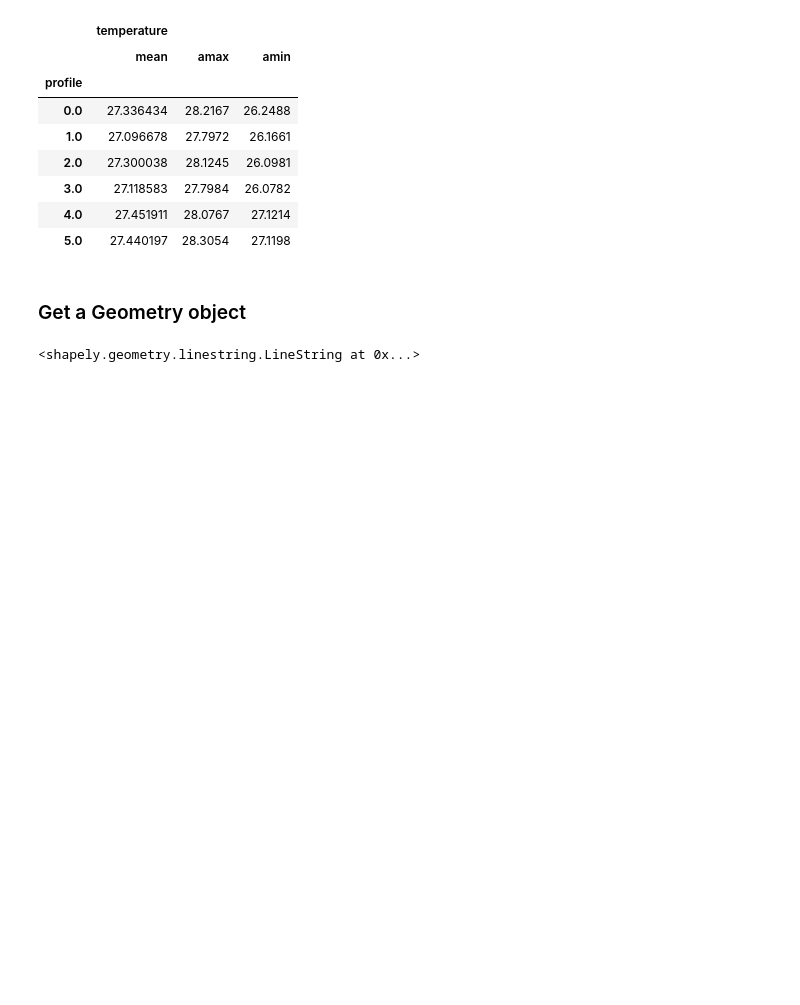
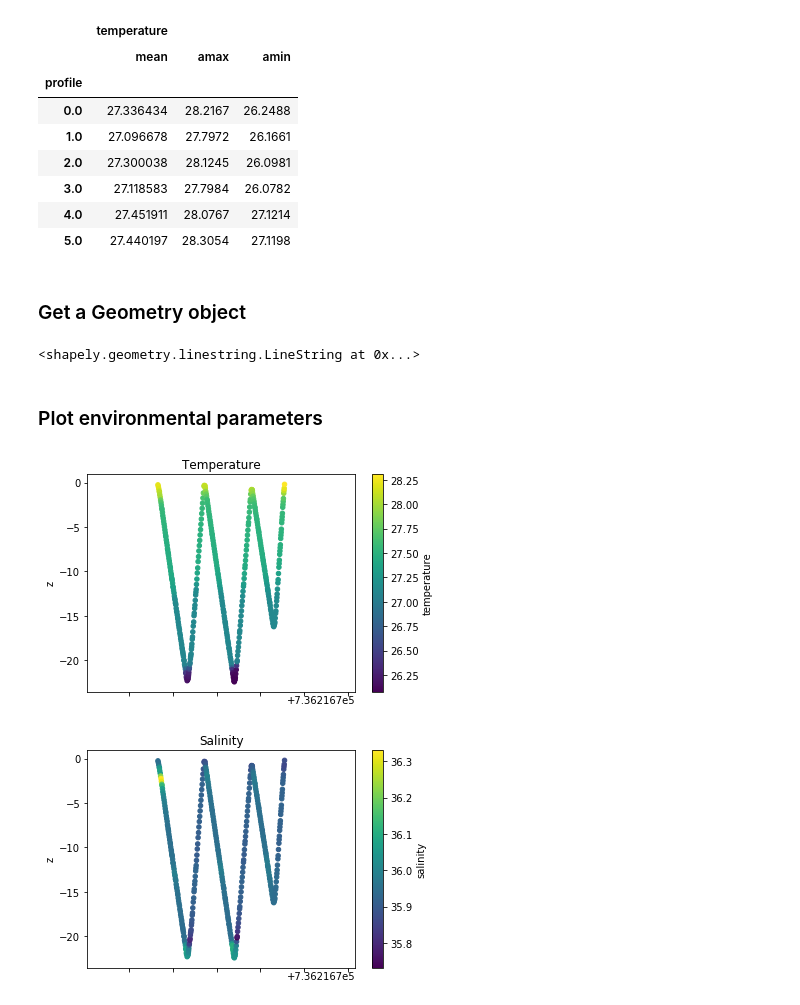
Before and after one commit to xiangling1994/GUTILS, a Jupyter notebook: docs/notebooks/0002 - Analyzing the standard DataFrames.ipynb, the cells around one changed output. Saved outputs shown, nothing was run; the diff lists cells and outputs as text; code cells hidden in the pictures; blank space fills up the shorter version.

```diff
--- a/docs/notebooks/0002 - Analyzing the standard DataFrames.ipynb
+++ b/docs/notebooks/0002 - Analyzing the standard DataFrames.ipynb
@@ -200,3 +200,17 @@ from shapely.geometry import LineString
 LineString(zip(play.x, play.y))
 # %% [output]
 <shapely.geometry.linestring.LineString at 0x...>
+# %% [markdown]
+### Plot environmental parameters
+# %%
+import matplotlib.dates as mpd
+import matplotlib.pyplot as plt
+df = play.copy()
+df['z'] = df.z.values * -1
+df['t'] = mpd.date2num(df.t.dt.to_pydatetime())
+df.plot.scatter(x='t', y='z', c='temperature', cmap='viridis', title='Temperature')
+df.plot.scatter(x='t', y='z', c='salinity', cmap='viridis', title='Salinity')
+plt.show()
+# %% [output]
+[figure, added]
+[figure, added]
```
Also changed, not shown: 4 other files.
